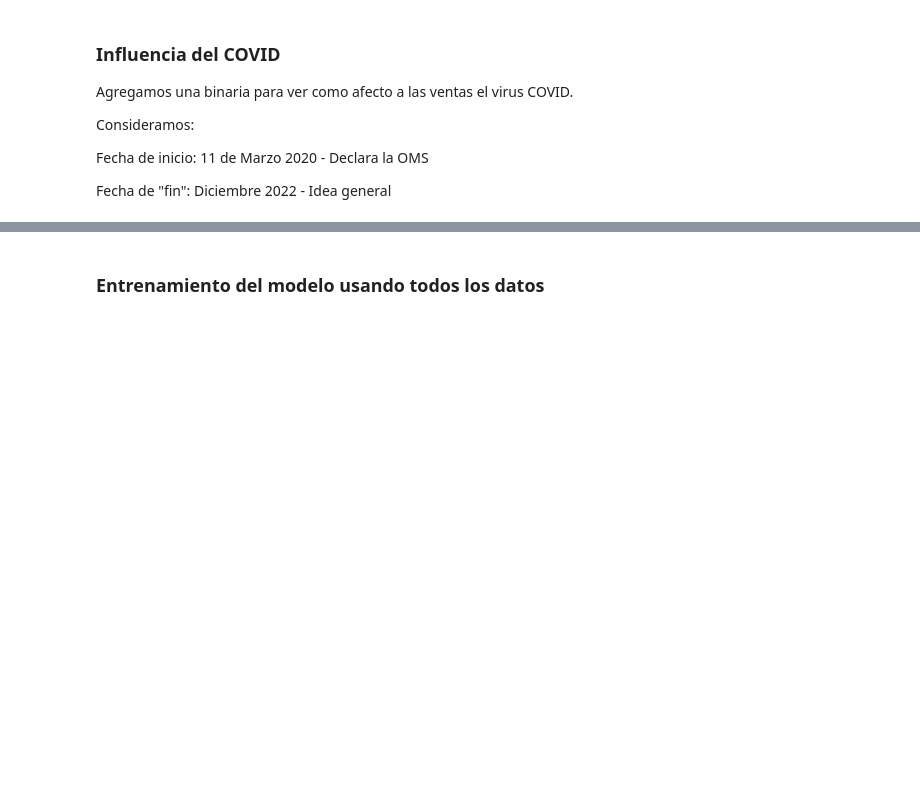
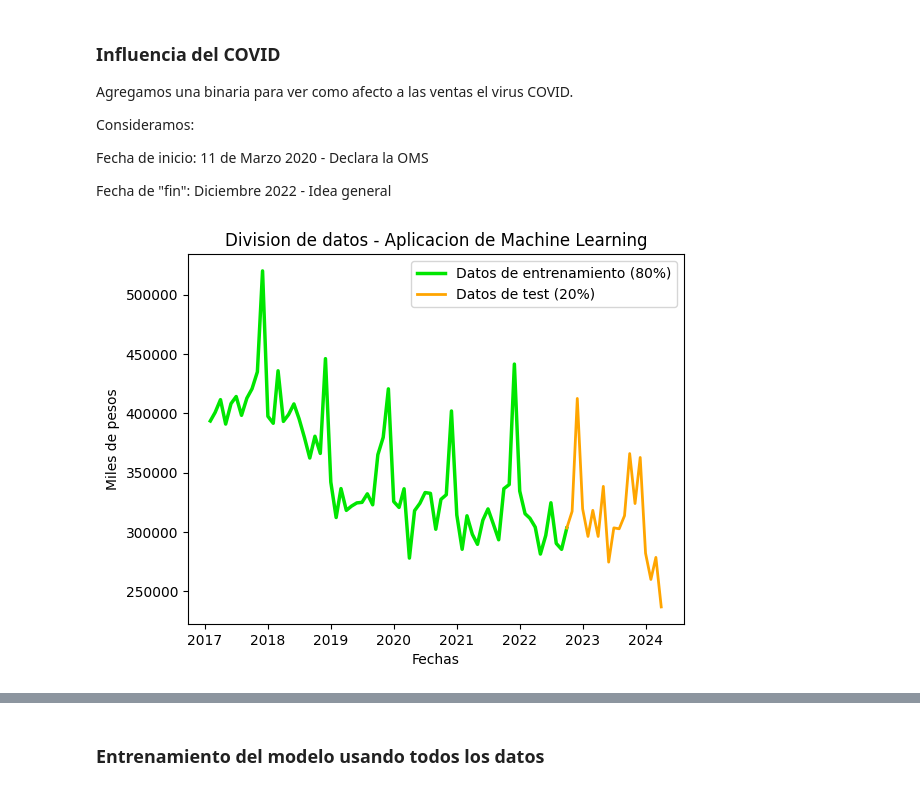
Before and after one commit to gastonbenitez2001/diplomatura_unne, a Jupyter notebook: trabajo_diplo/prueba_corrientes.ipynb, the cells around one changed output, grey strips where cells are left out. Saved outputs shown, nothing was run; the diff lists cells and outputs as text; code cells hidden in the pictures; blank space fills up the shorter version.

```diff
--- a/trabajo_diplo/prueba_corrientes.ipynb
+++ b/trabajo_diplo/prueba_corrientes.ipynb
@@ -303,3 +312,18 @@ X_train, X_test, y_train, y_test = train_test_split(X, y, test_size=0.05, shuffl
+# %%
+#Sacamos largo para determinar el 90 de los datos
+largo = len(y)
+porcentage_80 = int(largo*0.8)
+grosor = 2.5
+
+plt.title("Division de datos - Aplicacion de Machine Learning")
+plt.plot(y[:porcentage_80], label = "Datos de entrenamiento (80%)",color = (0.0, 0.9, 0.0),linewidth = grosor)
+plt.plot(y[porcentage_80 -1:],label = "Datos de test (20%)",color = "orange",linewidth = 2.0)
+plt.xlabel('Fechas')
+plt.ylabel('Miles de pesos')
+plt.legend()
+plt.show()
+# %% [output]
+[figure, added]
 # %%
 
 reg_tend_estac_lag = sm.OLS(y_train,X_train).fit()
```
Also changed, not shown: parts of 10 cells of this notebook, 3 other files.
